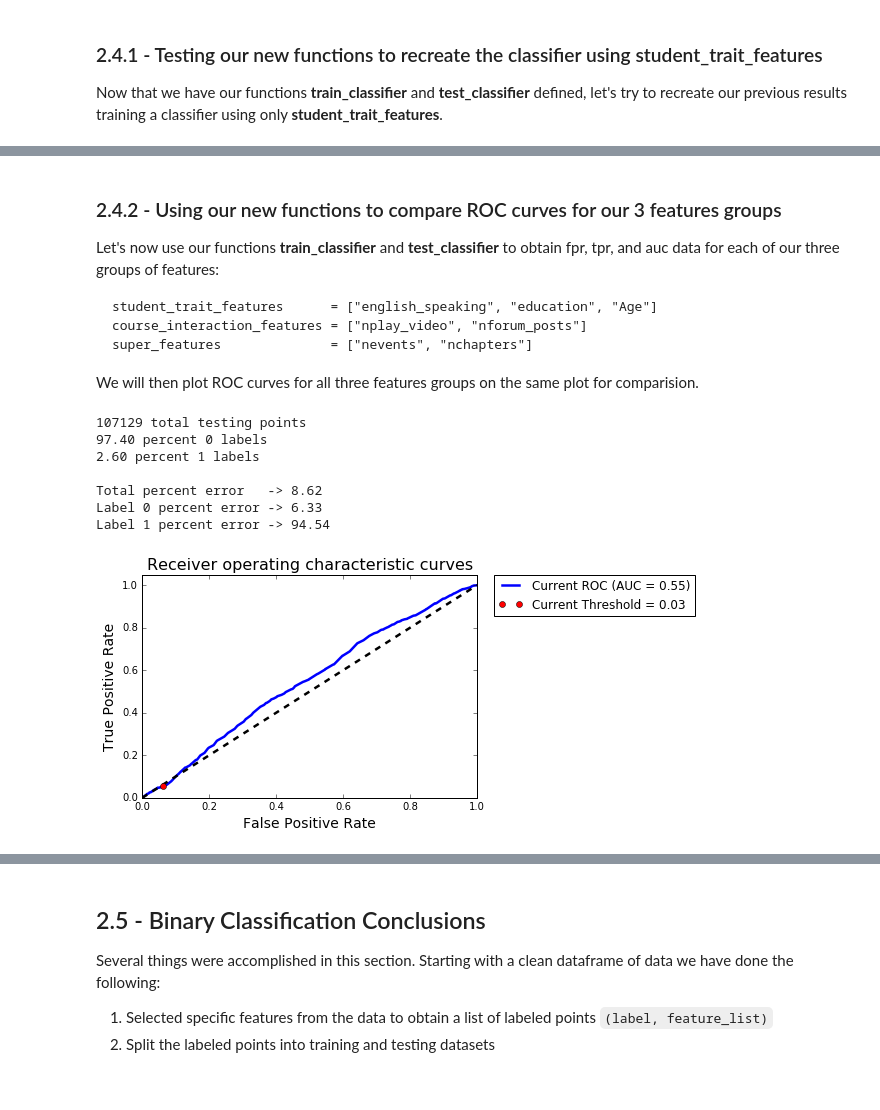
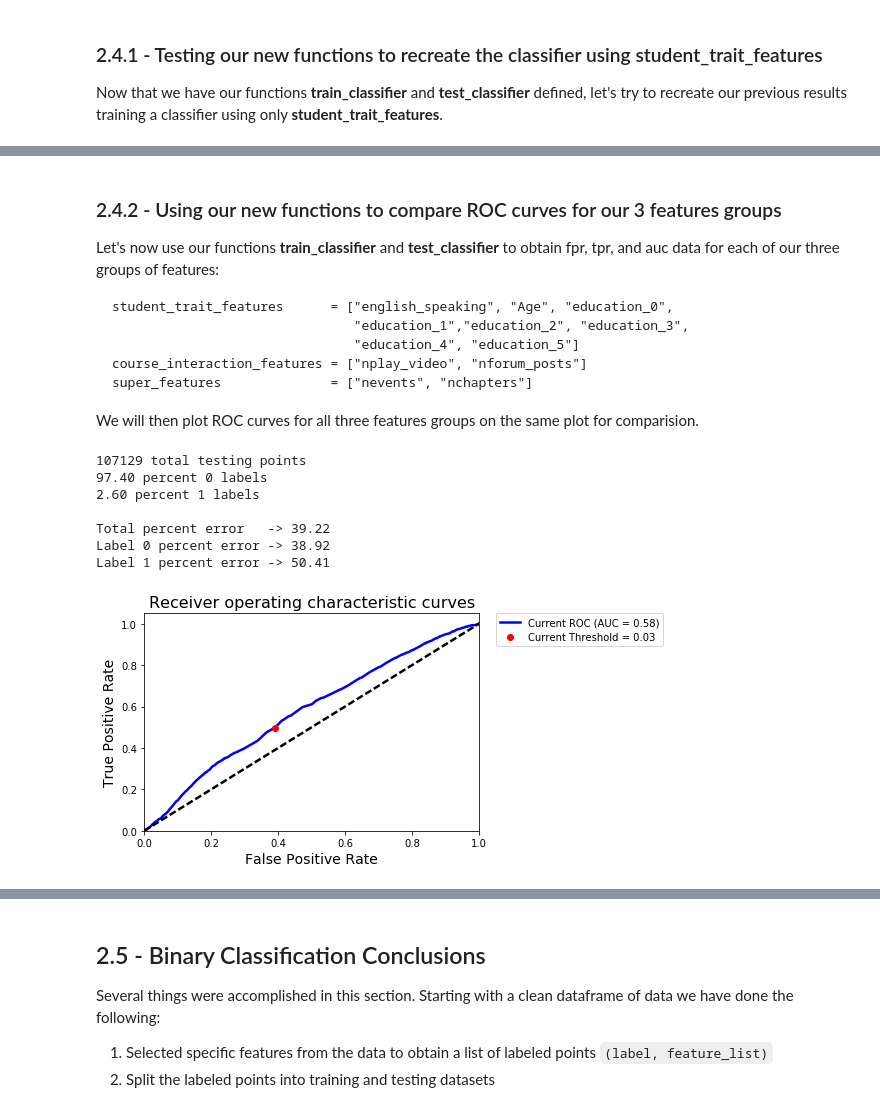
Before and after one commit to Shirinn/Learning_Analytics_Workshop_Nov17, a Jupyter notebook: Predictive Modeling/Predictive_Models.ipynb, the cells around one changed output, grey strips where cells are left out. Drawn from its saved outputs; the diff is of its cells as text; code cells hidden in the pictures.

````diff
--- a/Predictive Modeling/Predictive_Models.ipynb
+++ b/Predictive Modeling/Predictive_Models.ipynb
@@ -406,13 +545,13 @@ N_0_label = sum([1 if y==0.0 else 0 for y in Y_test])
 N_1_label = sum([1 if y==1.0 else 0 for y in Y_test])
 
 # Get the total number of incorrectly predicted testing points
-N_tot_incorrect = sum([1 if Y_pred[i]!=Y_test[i] else 0 for i in range(len(Y_test))])
+N_tot_incorrect = sum([1 if Y_pred[i]!=Y_test.iloc[i] else 0 for i in range(len(Y_test))])
 
 # Get the number of incorrectly predicted label 0 testing points
-N_0_incorrect = sum([1 if (Y_pred[i]!=Y_test[i]) and (Y_test[i]==0.0) else 0 for i in range(len(Y_test))])
+N_0_incorrect = sum([1 if (Y_pred[i]!=Y_test.iloc[i]) and (Y_test.iloc[i]==0.0) else 0 for i in range(len(Y_test))])
 
 # Get the number of incorrectly predicted label 1 testing points
-N_1_incorrect = sum([1 if (Y_pred[i]!=Y_test[i]) and (Y_test[i]==1.0) else 0 for i in range(len(Y_test))])
+N_1_incorrect = sum([1 if (Y_pred[i]!=Y_test.iloc[i]) and (Y_test.iloc[i]==1.0) else 0 for i in range(len(Y_test))])
 
 print(str(N)+" total testing points")
 print("%.2f percent 0 labels" % (N_0_label*100.0/float(N)))
@@ -567,0 +703,5 @@ Now that we have our functions __train_classifier__ and __test_classifier__ defi
+# %%
+cleaned_df_all_old = cleaned_df_all.copy()
+# %%
+cleaned_df_all = pd.concat([cleaned_df_all_old, education], 1).drop(['LoE_DI'], axis=1)
+cleaned_df_all.head()
@@ -568,3 +716,5 @@ Now that we have our functions __train_classifier__ and __test_classifier__ defi
+# %%
+student_trait_features = ['english_speaking', 'Age', 'education_0', 'education_1', 'education_2', 'education_3', 'education_4', 'education_5']
 # %%
 (classifier, training_data, testing_data) = train_classifier(cleaned_df_all, student_trait_features)
 (err_tot, err_0, err_1, fpr, tpr, auc) = test_classifier(classifier, testing_data)
@@ -581,25 +731,27 @@ Label 1 percent error -> 100.00
 ### 2.4.2 - Using our new functions to compare ROC curves for our 3 features groups
 Let's now use our functions __train_classifier__ and __test_classifier__ to obtain fpr, tpr, and auc data for each of our three groups of features:
 ```
-student_trait_features      = ["english_speaking", "education", "Age"]
+student_trait_features      = ["english_speaking", "Age", "education_0",
+                               "education_1","education_2", "education_3",
+                               "education_4", "education_5"]
 course_interaction_features = ["nplay_video", "nforum_posts"]
 super_features              = ["nevents", "nchapters"]
 ```
 
 We will then plot ROC curves for all three features groups on the same plot for comparision.
 # %%
-# student_trait_features
+##### student_trait_features
 (classifier, training_data, testing_data) = train_classifier(cleaned_df_all, student_trait_features)
-(err_tot, err_0, err_1, fpr_st, tpr_st, auc_st) = test_classifier(classifier, testing_data, threshold = 0.03)
+(err_tot, err_0, err_1, fpr_st, tpr_st, auc_st) = test_classifier(classifier, testing_data, threshold = 0.025)
 # %% [output]
 107129 total testing points
 97.40 percent 0 labels
 2.60 percent 1 labels
 
-Total percent error   -> 8.62
-Label 0 percent error -> 6.33
-Label 1 percent error -> 94.54
+Total percent error   -> 39.22
+Label 0 percent error -> 38.92
+Label 1 percent error -> 50.41
-[figure, old version]
+[figure, new version]
 # %%
 # course_interaction_features
 (classifier, training_data, testing_data) = train_classifier(cleaned_df_all, course_interaction_features)
````
Also changed, not shown: parts of 54 cells of this notebook.
